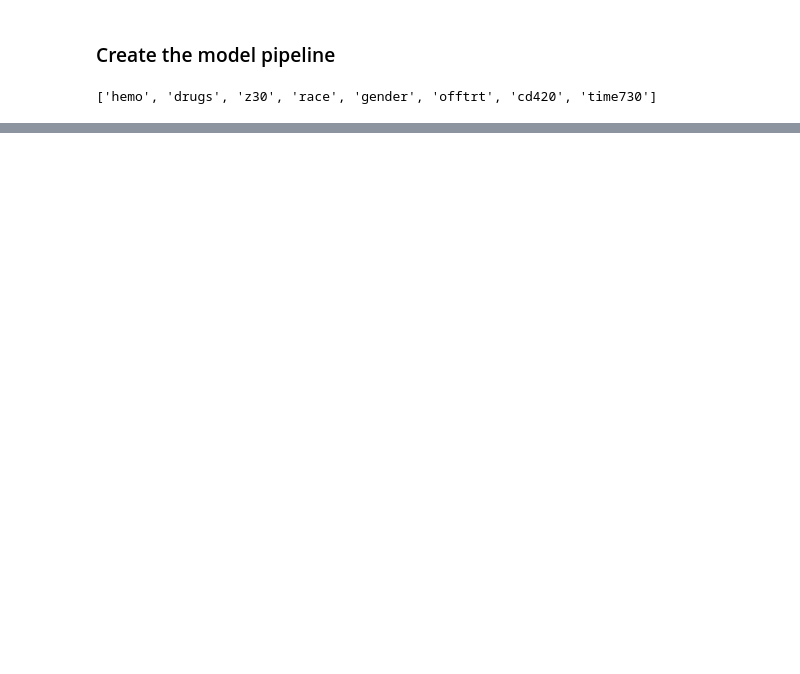
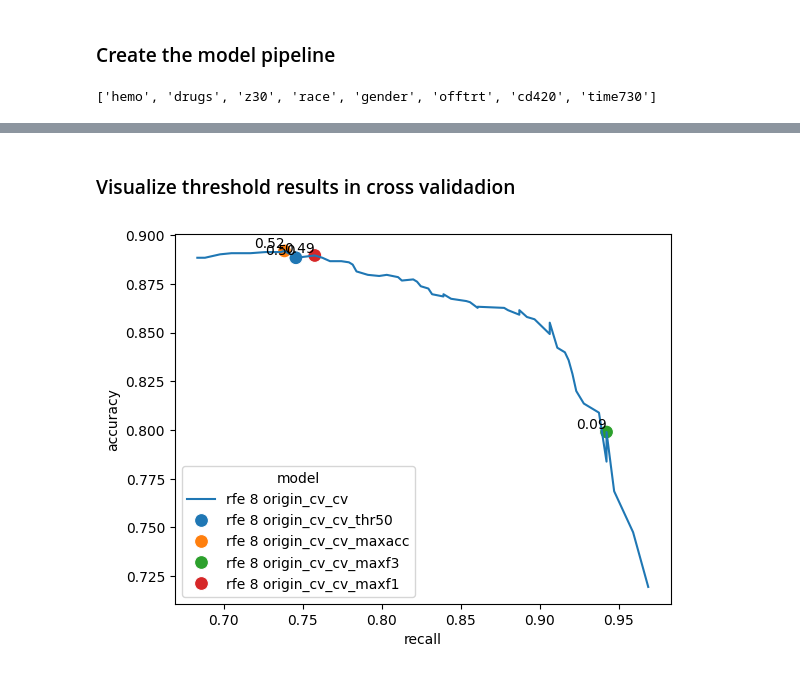
Before and after one commit to AlexanderBusa/ProgettoTeam2, a Jupyter notebook: threshold_tuning.ipynb, the cells around one changed output, grey strips where cells are left out. Drawn from its saved outputs; the diff is of its cells as text; code cells hidden in the pictures; blank space fills up the shorter version.

```diff
--- a/threshold_tuning.ipynb
+++ b/threshold_tuning.ipynb
@@ -315,0 +287,2 @@ max      5.105266    1.571560
+# %%
+cv_mean_thresholds_rfe = cv_mean_threshold_from_results(cv_thresholds_rfe)
@@ -316,3 +297,9 @@ max      5.105266    1.571560
+# %% [markdown]
+### Visualize threshold results in cross validadion
+# %%
+plot_acc_recall(cv_mean_thresholds_rfe)
+# %% [output]
+[figure, added]
 # %%
 plot_acc_recall(cv_thresholds_rfe)
 # %% [output]
```
Also changed, not shown: parts of 8 cells of this notebook.
